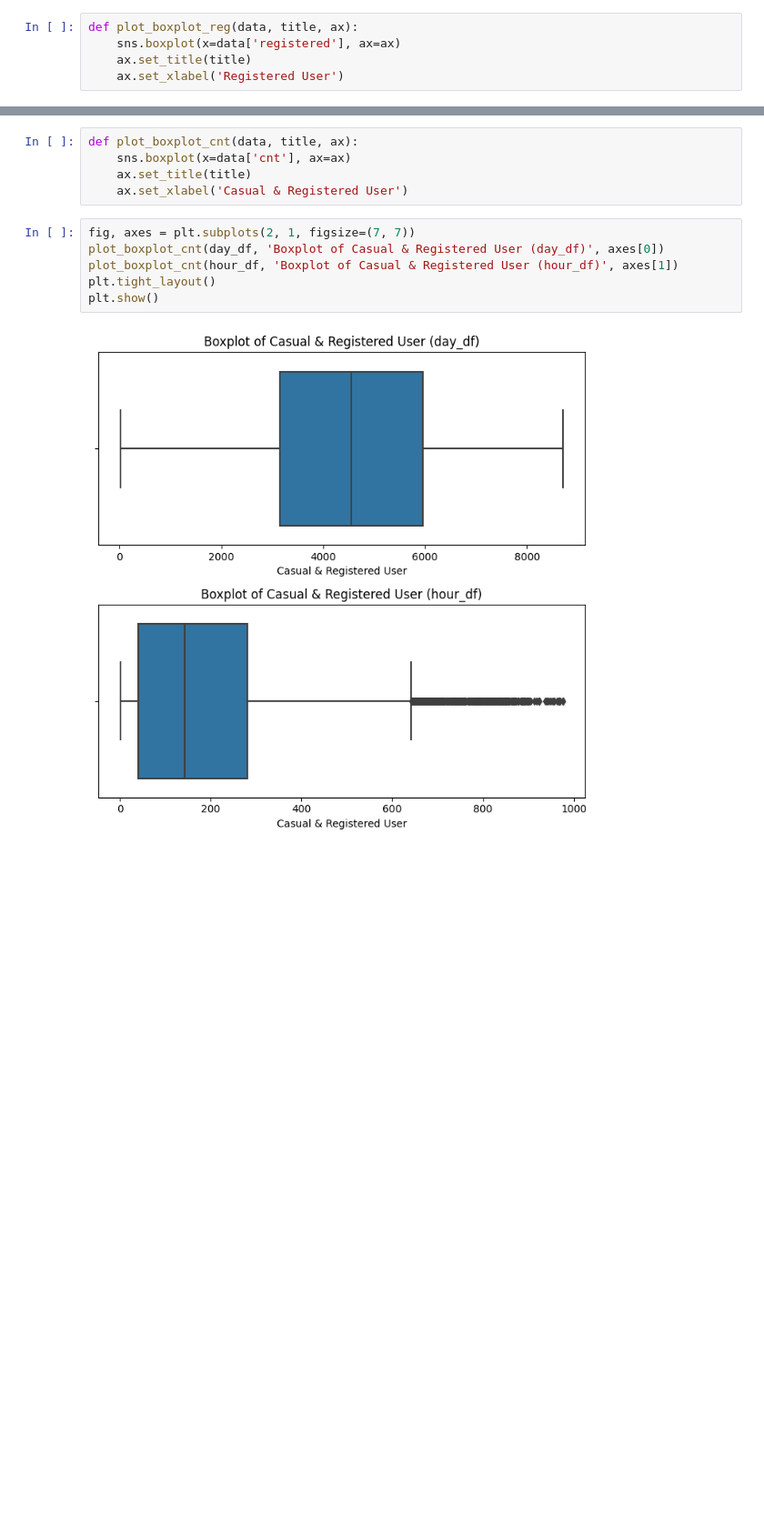
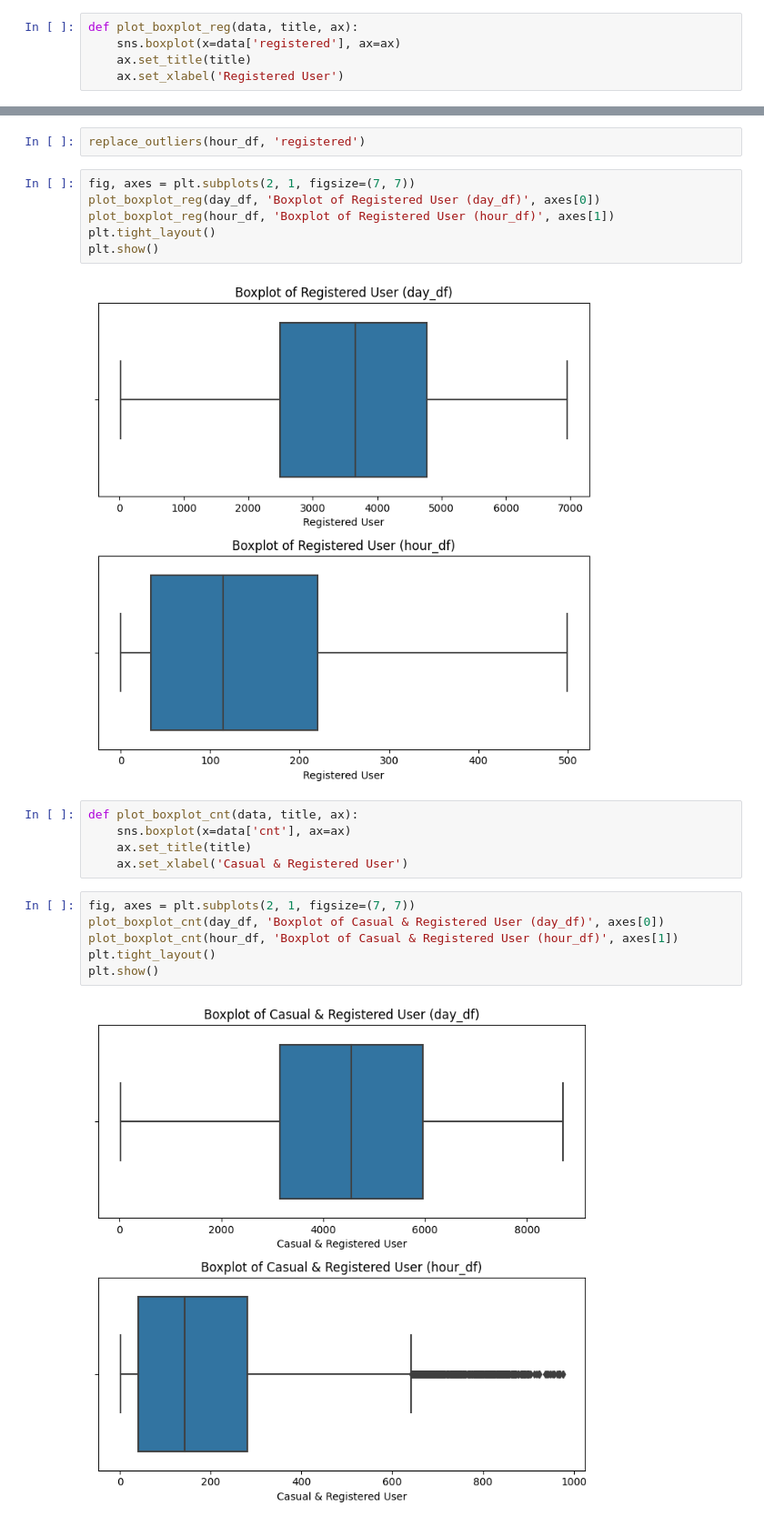
Before and after one commit to Maoelan/bike-sharing-data-analysis, a Jupyter notebook: Proyek_Analisis_Data.ipynb, the cells around one changed output, grey strips where cells are left out. Shown at 91% size. Saved outputs shown, nothing was run; the diff lists cells and outputs as text; blank space fills up the shorter version.

```diff
--- a/Proyek_Analisis_Data.ipynb
+++ b/Proyek_Analisis_Data.ipynb
@@ -306,3 +291,13 @@ plt.show()
+# %%
+replace_outliers(hour_df, 'registered')
+# %%
+fig, axes = plt.subplots(2, 1, figsize=(7, 7))
+plot_boxplot_reg(day_df, 'Boxplot of Registered User (day_df)', axes[0])
+plot_boxplot_reg(hour_df, 'Boxplot of Registered User (hour_df)', axes[1])
+plt.tight_layout()
+plt.show()
+# %% [output]
+[figure, added]
 # %%
 def plot_boxplot_cnt(data, title, ax):
     sns.boxplot(x=data['cnt'], ax=ax)
```
Also changed, not shown: parts of 16 cells of this notebook.
